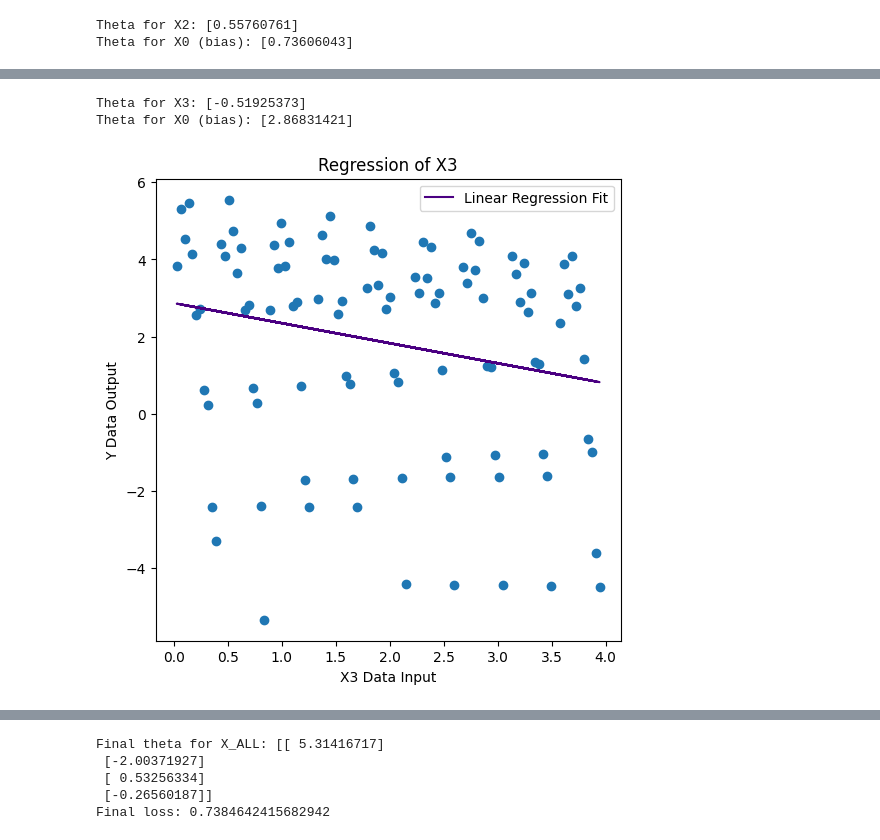
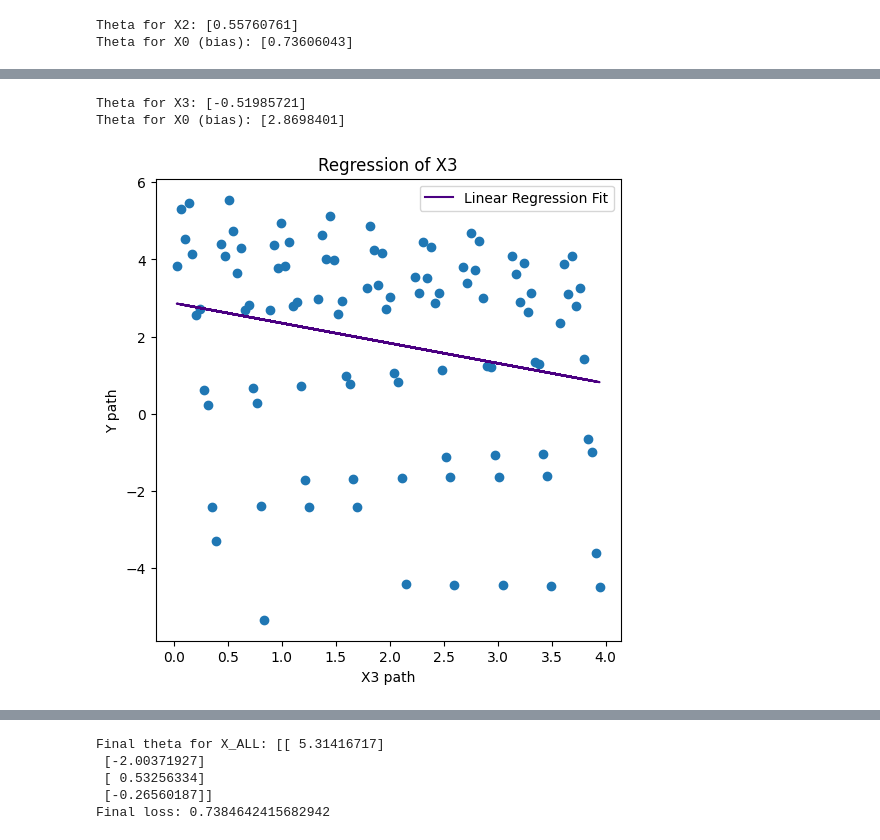
Before and after one commit to sirlapat/ML_Assignment1, a Jupyter notebook: ML1.ipynb, the cells around one changed output, grey strips where cells are left out. Saved outputs shown, nothing was run; the diff lists cells and outputs as text; code cells hidden in the pictures.

```diff
--- a/ML1.ipynb
+++ b/ML1.ipynb
@@ -142,5 +142,5 @@ plt.legend()
 # %%
-iterations = 3000
+iterations = 3300
 alpha = 0.01
 X = np.hstack((X0,X3))
 theta = np.zeros((2,1))
@@ -148,18 +148,18 @@ theta, loss_history = gradient_descent(X, Y, theta, alpha, iterations)
 print('Theta for X3:', theta[1])
 print('Theta for X0 (bias):', theta[0])
 # %% [output]
-Theta for X3: [-0.51925373]
-Theta for X0 (bias): [2.86831421]
+Theta for X3: [-0.51985721]
+Theta for X0 (bias): [2.8698401]
 # %%
 plt.scatter(X3, Y)
 plt.plot(X3, X.dot(theta), color = 'indigo', label = 'Linear Regression Fit')
-plt.xlabel('X3 Data Input')
-plt.ylabel('Y Data Output')
+plt.xlabel('X3 path')
+plt.ylabel('Y path')
 plt.title('Regression of X3')
 plt.legend()
 plt.show()
 # %% [output]
-[figure, old version]
+[figure, new version]
 # %%
 plt.plot(range(1, iterations + 1), loss_history, color='orangered')
 plt.grid()
```
Also changed, not shown: parts of 14 cells of this notebook.
